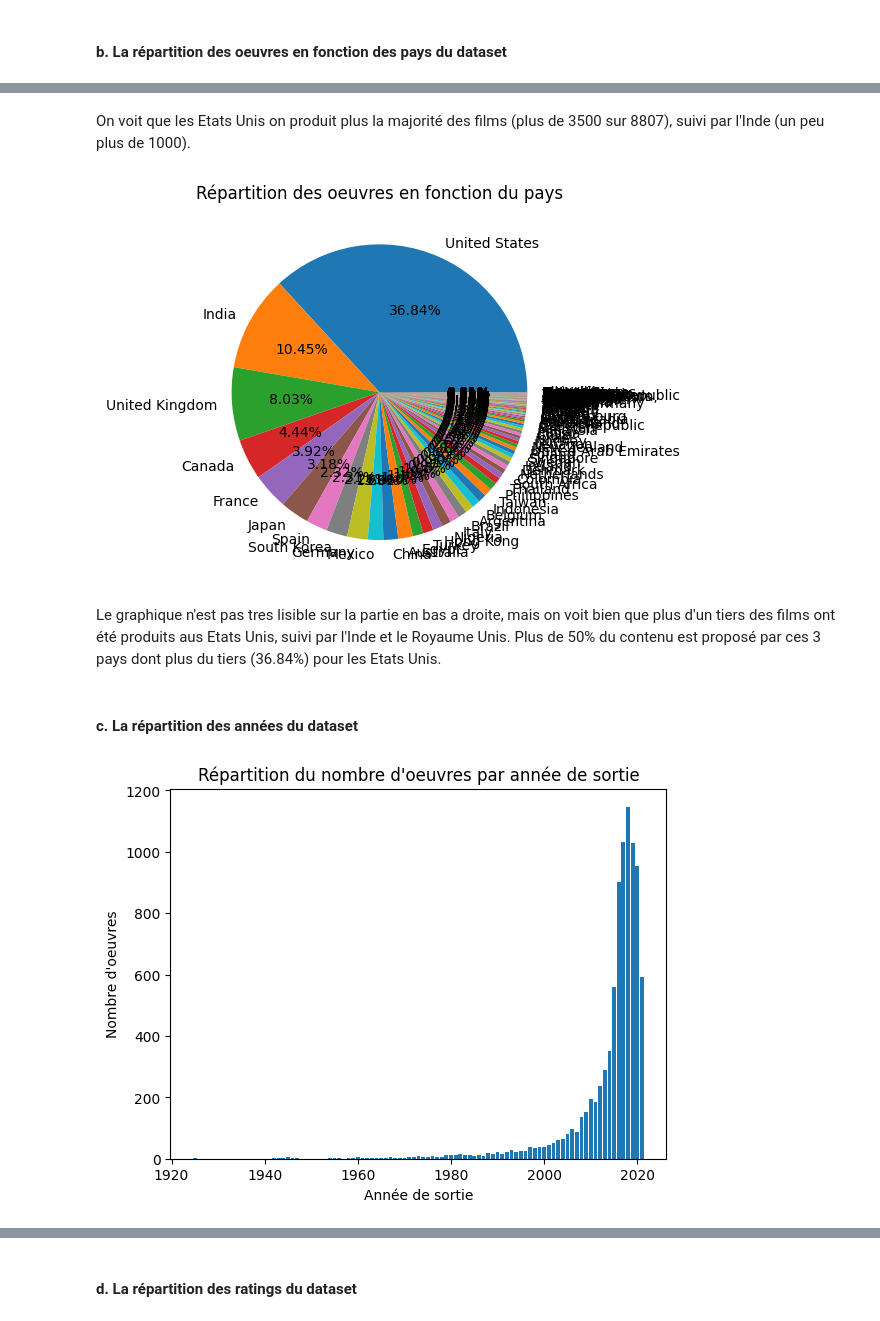
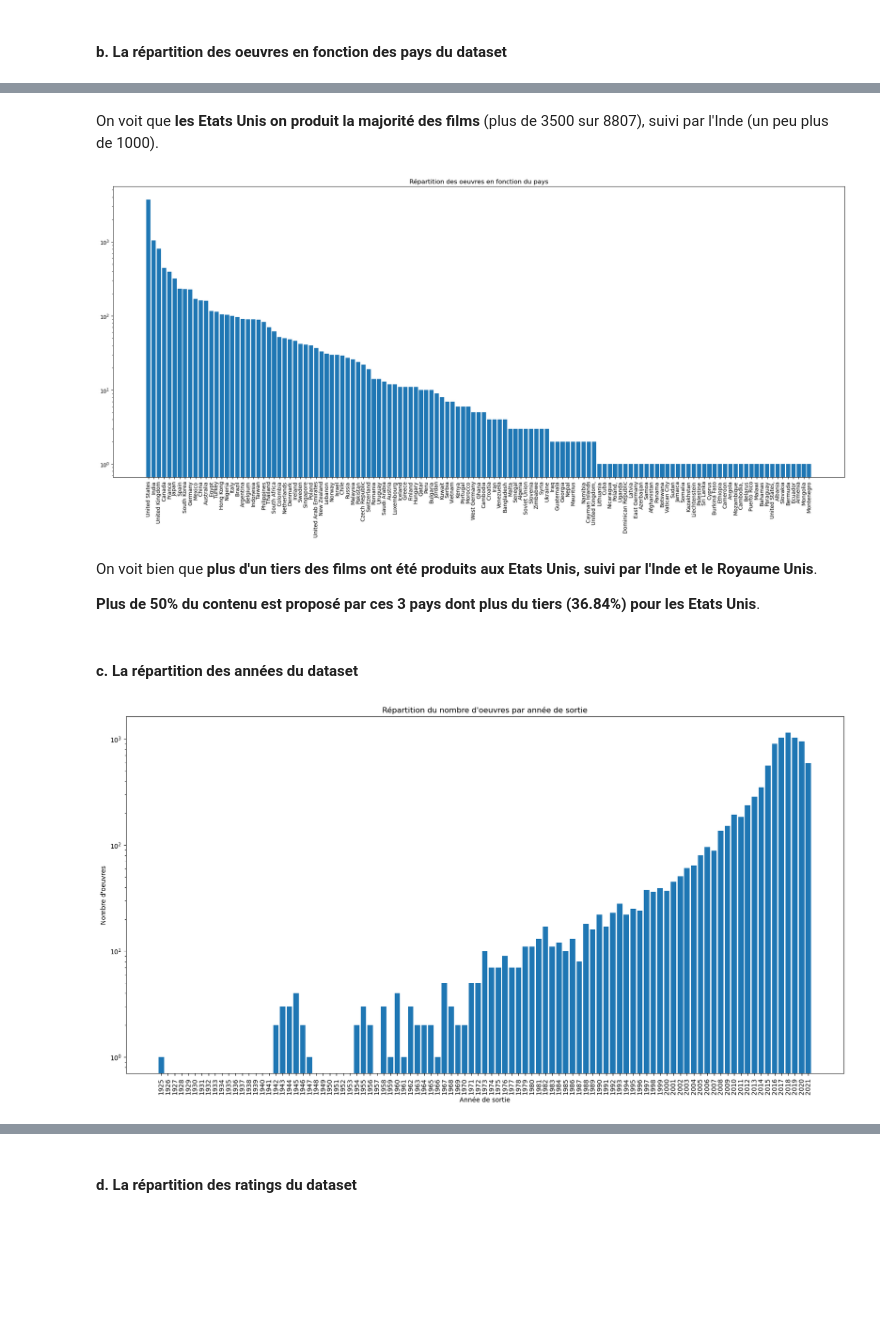
Before and after one commit to leo-carrey/Netflix-Insights, a Jupyter notebook: Netflix Data Analysis.ipynb, the cells around one changed output, grey strips where cells are left out. Drawn from its saved outputs; the diff is of its cells as text; code cells hidden in the pictures; blank space fills up the shorter version.

```diff
--- a/Netflix Data Analysis.ipynb
+++ b/Netflix Data Analysis.ipynb
@@ -648,30 +646,41 @@ plt.show()
 # %% [markdown]
-On voit que les Etats Unis on produit plus la majorité des films (plus de 3500 sur 8807), suivi par l'Inde (un peu plus de 1000).
+On voit que **les Etats Unis on produit la majorité des films** (plus de 3500 sur 8807), suivi par l'Inde (un peu plus de 1000).
 # %%
 # On regroupe par pays
 countries_count = df["country"].str.split(", ").explode().value_counts()
 
 # On affiche
-plt.pie(x=countries_count, labels=countries_count.index, autopct="%.2f%%")
+plt.figure(figsize=(25, 10))
+plt.yscale("log")
+plt.bar(countries_count.index, countries_count)
 plt.title("Répartition des oeuvres en fonction du pays")
+plt.xticks(rotation=90)  # Rotation des labels pour une meilleure lisibilité
 
 plt.show()
 # %% [output]
-[figure, old version]
+[figure, new version]
 # %% [markdown]
-Le graphique n'est pas tres lisible sur la partie en bas a droite, mais on voit bien que plus d'un tiers des films ont été produits aus Etats Unis, suivi par l'Inde et le Royaume Unis. Plus de 50% du contenu est proposé par ces 3 pays dont plus du tiers (36.84%) pour les Etats Unis.
+On voit bien que **plus d'un tiers des films ont été produits aux Etats Unis, suivi par l'Inde et le Royaume Unis**.
+
+**Plus de 50% du contenu est proposé par ces 3 pays dont plus du tiers (36.84%) pour les Etats Unis**.
 # %% [markdown]
 #### c. La répartition des années du dataset
 # %%
 # On récupère les années de sortie
-release_year_counts = df["release_year"].value_counts()
+release_year_counts = df["release_year"].value_counts().sort_index()
 
 # On affiche
+plt.figure(figsize=(20, 10))
+plt.yscale("log")
 plt.bar(release_year_counts.index, release_year_counts)
 plt.xlabel("Année de sortie")
 plt.ylabel("Nombre d'oeuvres")
 plt.title("Répartition du nombre d'oeuvres par année de sortie")
+
+# On définit les ticks sur l'axe des x pour afficher toutes les années
+plt.xticks(np.arange(min(release_year_counts.index), max(release_year_counts.index)+1, 1), rotation=90)
+
 plt.show()
 # %% [output]
-[figure, old version]
+[figure, new version]
 # %% [markdown]
```
Also changed, not shown: parts of 34 cells of this notebook.
